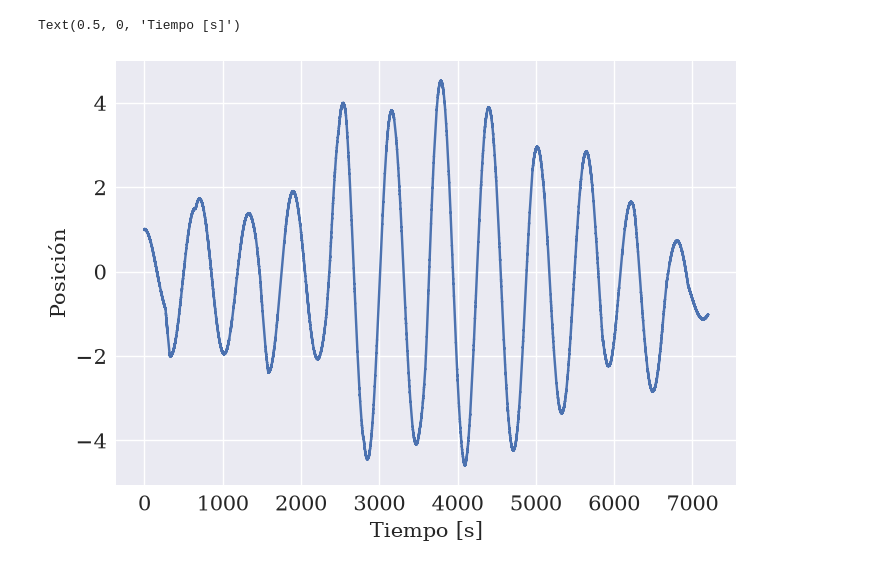
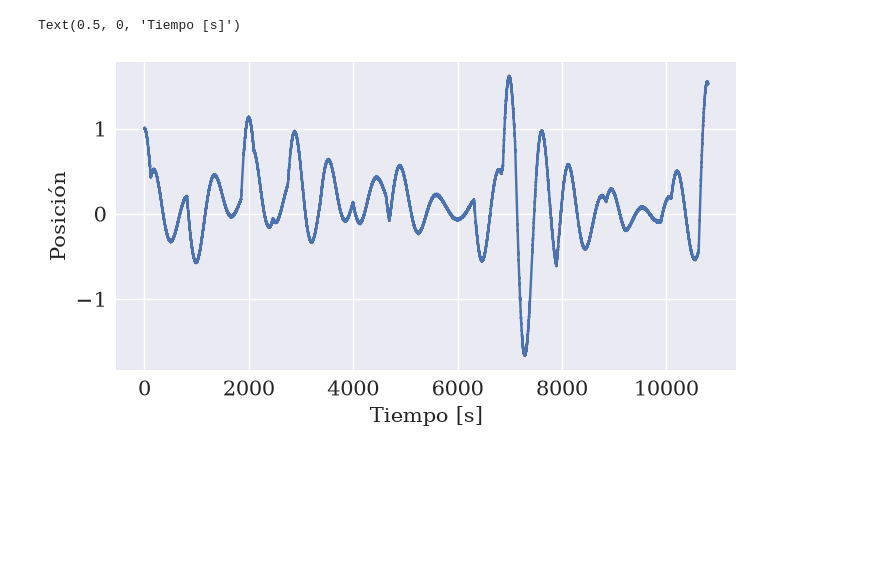
Before and after one commit to lennystratas/labo-4-2026, a Jupyter notebook: CAVENDISH/oscilador_pateado.ipynb, the cells around one changed output. Drawn from its saved outputs; the diff is of its cells as text; code cells hidden in the pictures; blank space fills up the shorter version.

```diff
--- a/CAVENDISH/oscilador_pateado.ipynb
+++ b/CAVENDISH/oscilador_pateado.ipynb
@@ -31,26 +31,24 @@ class Duffing(System):
 
     x_0 = assign(default=0)
     Dx = assign(default=(x-x_0))
-    alpha = assign(default =1e-4) #Cte. elástica
+    alpha = assign(default =1e-4/1.04) #Cte. elástica
     beta = assign(default = 0) # Termino cubico
-    gamma = assign(default = 0) # Forzado
-    delta = assign(default=5e-4) # Amortiguamiento
-    omega = assign(default=0) # Frecuencia forzzado
+    delta = assign(default=2.98e-03/1.04) # Amortiguamiento
 
-    eq = v.derive() << -alpha*Dx -beta *Dx**3 -delta*v + gamma* real.cos(omega*t)
-rng = np.random.default_rng(seed=42)
+    eq = v.derive() << -alpha*Dx -beta *Dx**3 -delta*v
 # %%
 # Patadas paramétricas (el equilibrio cambia azarosamente)
-probabilidad_patada_eq = 1/(5*60) # 1/s
-probabilidad_patada_v = 1/(5*60) # 1/s
-std_patada_eq = 0.1
+rng = np.random.default_rng(seed=42)
+probabilidad_patada_eq = 1/(8*60) # 1/s
+probabilidad_patada_v = 1/(8*60) # 1/s
+std_patada_eq = 0.05
 std_patada_v = 0.01
-std_ruido = 0.005
+std_ruido = 0
 
 sim = Simulator(Duffing)
 
 # Dividir por tiempos
-tiempos = np.linspace(0,120*60, int(5e4))
+tiempos = np.linspace(0,180*60, int(5e4))
 dt = tiempos[1]-tiempos[0]
 limite_eq = probabilidad_patada_eq * dt
 limite_v = probabilidad_patada_eq * dt
@@ -64,33 +62,36 @@ split_indices = np.where(combined_mask)[0]
 labels = []
 for idx in split_indices:
     if mask_eq[idx]:
         labels.append("eq")
     else:
         labels.append("v")
 subtiempos = np.split(tiempos, split_indices)
 
 # Simular por partes
 eq = {Duffing.x_0: 0}
 utlimos_valores = {Duffing.x: 1, Duffing.v: 0}
 vals = utlimos_valores | eq
 resultados = []
+equilibrios = []
 for tiempo, tipo in zip_longest(subtiempos, labels):
     resultado = sim.solve(save_at=(tiempo), values = vals)
     resultados.append(resultado)
     patada_eq = rng.normal(0, std_patada_eq) if tipo == "eq" else 0
     patada_v = rng.normal(0, std_patada_v) if tipo == "v" else 0
     eq = {Duffing.x_0: eq[Duffing.x_0] + patada_eq}
+    equilibrios.append[eq[Duffing.x_0] + patada_eq]
     utlimos_valores = {Duffing.x: resultado["x"].values[-1], Duffing.v: resultado["v"].values[-1]+patada_v}
     vals = utlimos_valores | eq
 resultado_final = xr.concat(resultados, dim = "time")
 
 # Agregar ruido
-resultado_final["x"] = resultado_final["x"] + rng.normal(0, 0.005, size=resultado_final["x"].shape)
+resultado_final["x"]
 
 # Plots
-resultado_final.to_dataframe()["x"].plot()
+
+resultado_final.to_dataframe()["x"].plot(figsize=(8,4))
 plt.ylabel("Posición")
 plt.xlabel("Tiempo [s]")
 # %% [output]
 Text(0.5, 0, 'Tiempo [s]')
-[figure, old version]
+[figure, new version]
```
Also changed, not shown: 17 other files.
